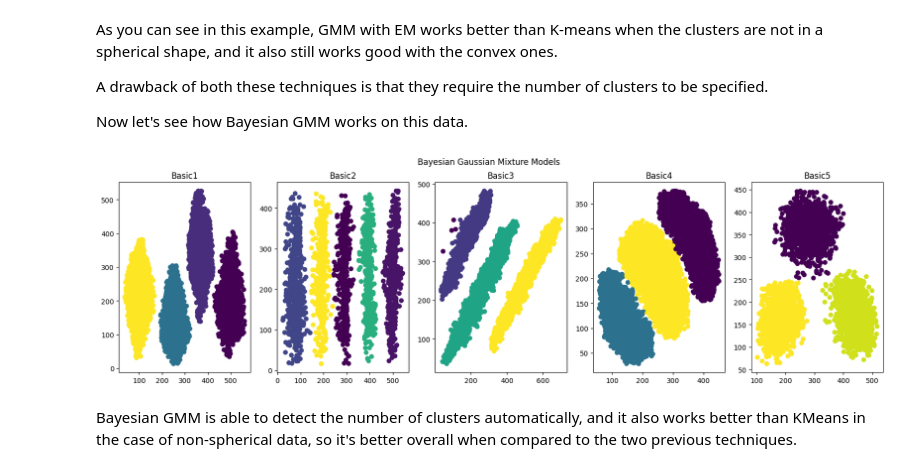
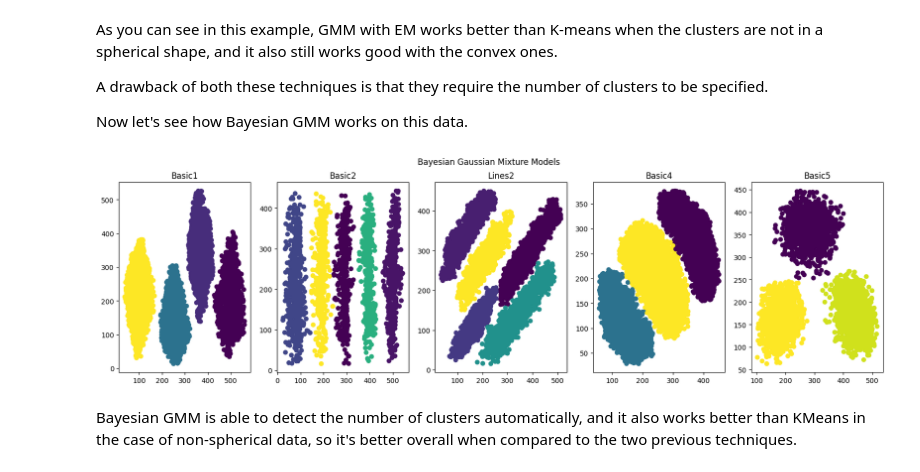
Before and after one commit to davidecapone/MixtureModelsClustering, a Jupyter notebook: notebooks/main.ipynb, the cells around one changed output. Cells and saved outputs as stored; diff of their text form; code cells hidden in the pictures.

```diff
--- a/notebooks/main.ipynb
+++ b/notebooks/main.ipynb
@@ -18,14 +18,14 @@ from sklearn.cluster import KMeans
 # Load data
 df_basic1 = pd.read_csv('./data/basic1.csv')
 df_basic2 = pd.read_csv('./data/basic2.csv')
-df_basic3 = pd.read_csv('./data/basic3.csv')
+df_lines2 = pd.read_csv('./data/lines2.csv')
 df_basic4 = pd.read_csv('./data/basic4.csv')
 df_basic5 = pd.read_csv('./data/basic5.csv')
 
 # Apply KMeans
 kmeans_basic1 = KMeans(n_clusters=4, random_state=0).fit(df_basic1)
 kmeans_basic2 = KMeans(n_clusters=5, random_state=0).fit(df_basic2)
-kmeans_basic3 = KMeans(n_clusters=3, random_state=0).fit(df_basic3)
+kmeans_lines2 = KMeans(n_clusters=5, random_state=0).fit(df_lines2)
 kmeans_basic4 = KMeans(n_clusters=3, random_state=0).fit(df_basic4)
 kmeans_basic5 = KMeans(n_clusters=3, random_state=0).fit(df_basic5)
 
@@ -35,8 +35,8 @@ ax[0].scatter(df_basic1['x'], df_basic1['y'], c=kmeans_basic1.labels_)
 ax[0].set_title('Basic1')
 ax[1].scatter(df_basic2['x'], df_basic2['y'], c=kmeans_basic2.labels_)
 ax[1].set_title('Basic2')
-ax[2].scatter(df_basic3['x'], df_basic3['y'], c=kmeans_basic3.labels_)
-ax[2].set_title('Basic3')
+ax[2].scatter(df_lines2['x'], df_lines2['y'], c=kmeans_lines2.labels_)
+ax[2].set_title('Lines2')
 ax[3].scatter(df_basic4['x'], df_basic4['y'], c=kmeans_basic4.labels_)
 ax[3].set_title('Basic4')
 ax[4].scatter(df_basic5['x'], df_basic5['y'], c=kmeans_basic5.labels_)
@@ -87,32 +85,32 @@ Now let's see how Bayesian GMM works on this data.
 # %%
 # Bayesian GMM
 from sklearn.mixture import BayesianGaussianMixture
 
 # Apply Bayesian Gaussian Mixture
 ## sklearn's implementation of Bayesian GMM requires the number of components to be specified,
 ## but if the actual number of components is lower, the model will converge to the correct number of components
 bgmm_basic1 = BayesianGaussianMixture(n_components=20, random_state=0).fit(df_basic1)
 bgmm_basic2 = BayesianGaussianMixture(n_components=20, random_state=0).fit(df_basic2)
-bgmm_basic3 = BayesianGaussianMixture(n_components=20, random_state=0).fit(df_basic3)
+bgmm_lines2 = BayesianGaussianMixture(n_components=20, random_state=0).fit(df_lines2)
 bgmm_basic4 = BayesianGaussianMixture(n_components=20, random_state=0).fit(df_basic4)
 bgmm_basic5 = BayesianGaussianMixture(n_components=20, random_state=0).fit(df_basic5)
 
 # Plotting results
 fig, ax = plt.subplots(1, 5, figsize=(20, 5))
 ax[0].scatter(df_basic1['x'], df_basic1['y'], c=bgmm_basic1.predict(df_basic1))
 ax[0].set_title('Basic1')
 ax[1].scatter(df_basic2['x'], df_basic2['y'], c=bgmm_basic2.predict(df_basic2))
 ax[1].set_title('Basic2')
-ax[2].scatter(df_basic3['x'], df_basic3['y'], c=bgmm_basic3.predict(df_basic3))
-ax[2].set_title('Basic3')
+ax[2].scatter(df_lines2['x'], df_lines2['y'], c=bgmm_lines2.predict(df_lines2))
+ax[2].set_title('Lines2')
 ax[3].scatter(df_basic4['x'], df_basic4['y'], c=bgmm_basic4.predict(df_basic4))
 ax[3].set_title('Basic4')
 ax[4].scatter(df_basic5['x'], df_basic5['y'], c=bgmm_basic5.predict(df_basic5))
 ax[4].set_title('Basic5')
 fig.suptitle('Bayesian Gaussian Mixture Models')
 plt.show()
 # %% [output]
-[figure, old version]
+[figure, new version]
 # %% [markdown]
 Bayesian GMM is able to detect the number of clusters automatically, and it also works better than KMeans in the case of non-spherical data, so it's better overall when compared to the two previous techniques.
 # %% [markdown]
```
Also changed, not shown: parts of 10 cells of this notebook, 4 other files.
